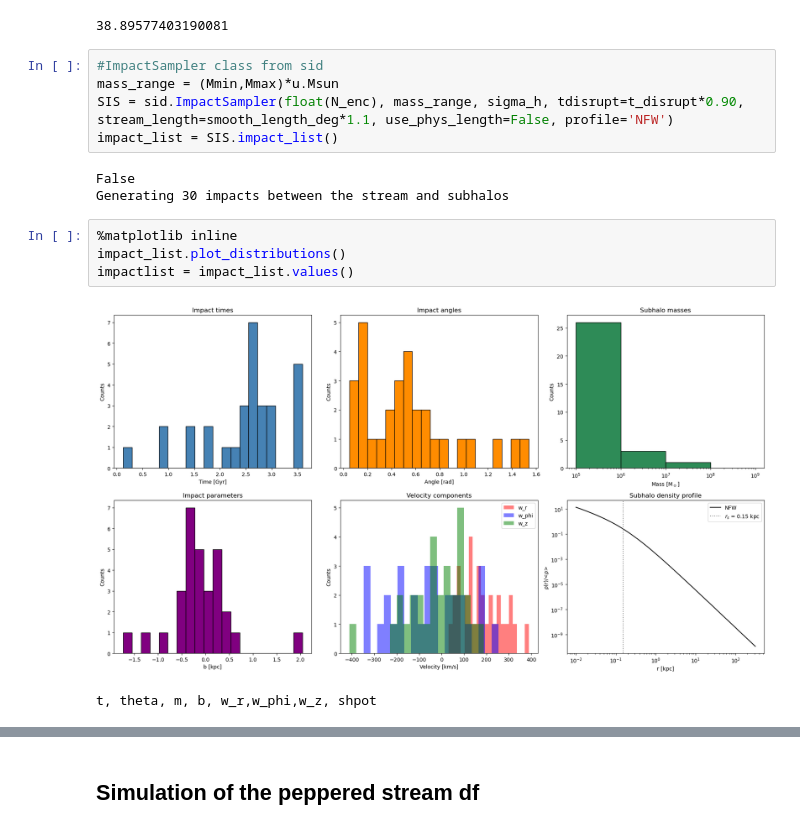
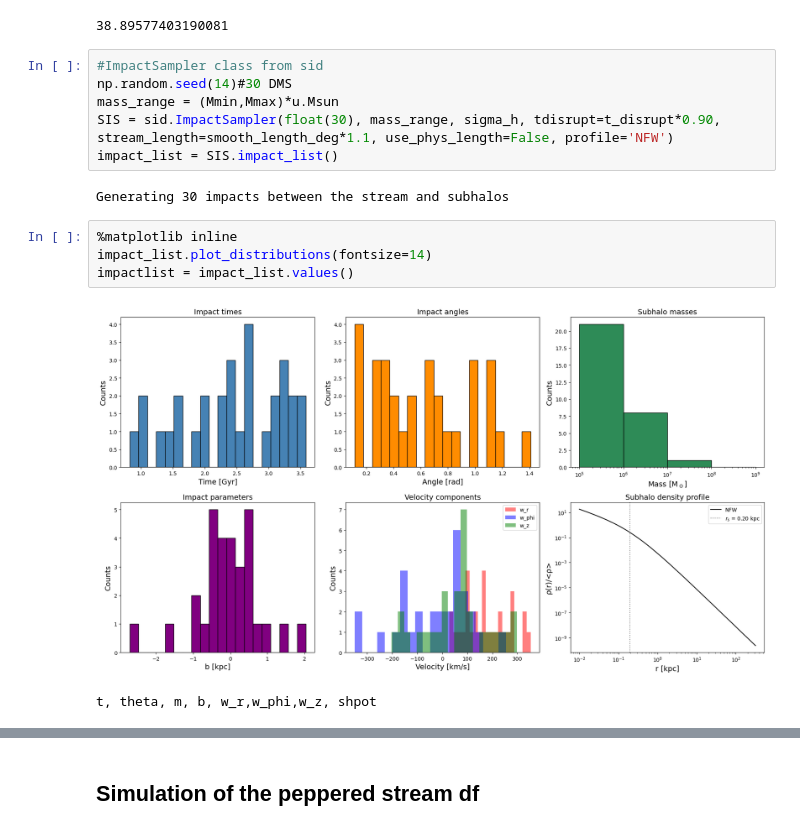
Before and after one commit to johannct/stream_sim, a Jupyter notebook: notebooks/stellar_stram_powers_pectrum.ipynb, the cells around one changed output, grey strips where cells are left out. Drawn from its saved outputs; the diff is of its cells as text.

```diff
--- a/notebooks/stellar_stram_powers_pectrum.ipynb
+++ b/notebooks/stellar_stram_powers_pectrum.ipynb
@@ -188,18 +188,18 @@ print(N_enc)
 38.89577403190081
 # %%
 #ImpactSampler class from sid
+np.random.seed(14)#30 DMS
 mass_range = (Mmin,Mmax)*u.Msun
-SIS = sid.ImpactSampler(float(N_enc), mass_range, sigma_h, tdisrupt=t_disrupt*0.90, stream_length=smooth_length_deg*1.1, use_phys_length=False, profile='NFW')
+SIS = sid.ImpactSampler(float(30), mass_range, sigma_h, tdisrupt=t_disrupt*0.90, stream_length=smooth_length_deg*1.1, use_phys_length=False, profile='NFW')
 impact_list = SIS.impact_list()
 # %% [output]
-False
 Generating 30 impacts between the stream and subhalos
 # %%
 %matplotlib inline
-impact_list.plot_distributions()
+impact_list.plot_distributions(fontsize=14)
 impactlist = impact_list.values()
 # %% [output]
-[figure, old version]
+[figure, new version]
 t, theta, m, b, w_r,w_phi,w_z, shpot
 # %%
 impactlist[impactlist[:,2]>10000000]
```
Also changed, not shown: parts of 37 cells of this notebook, 2 other files.
